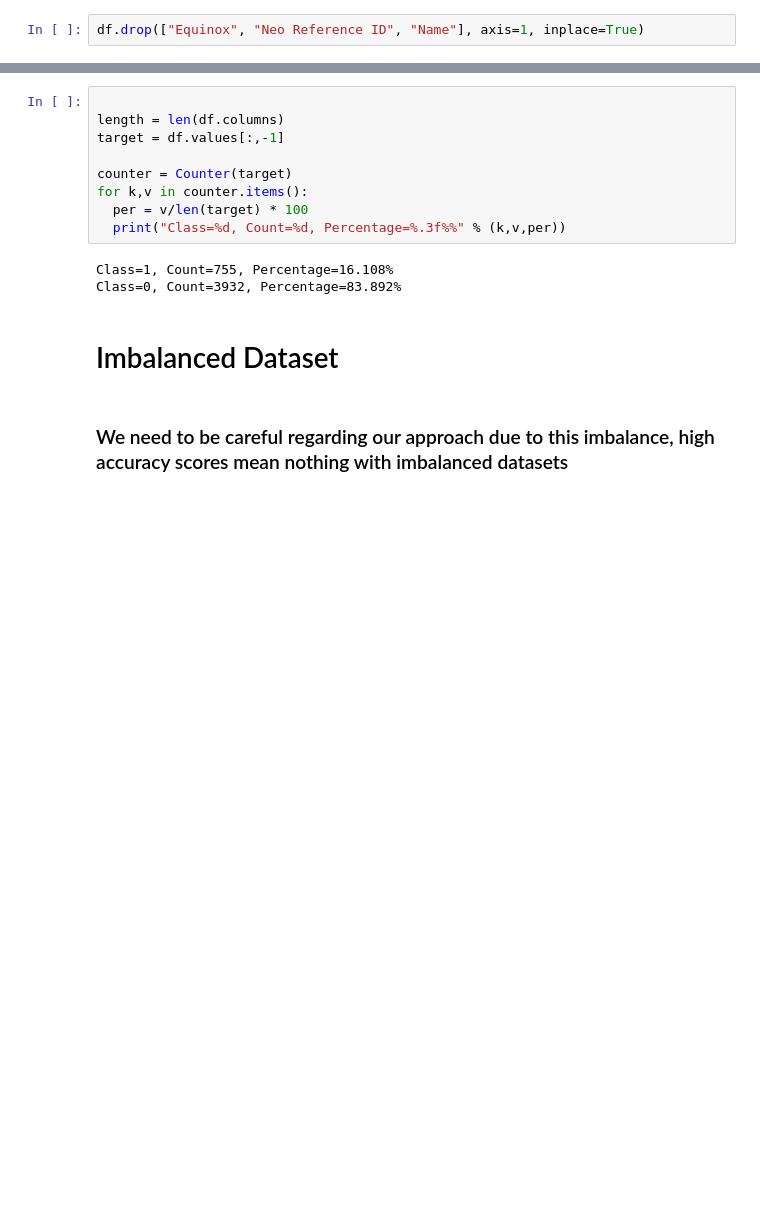
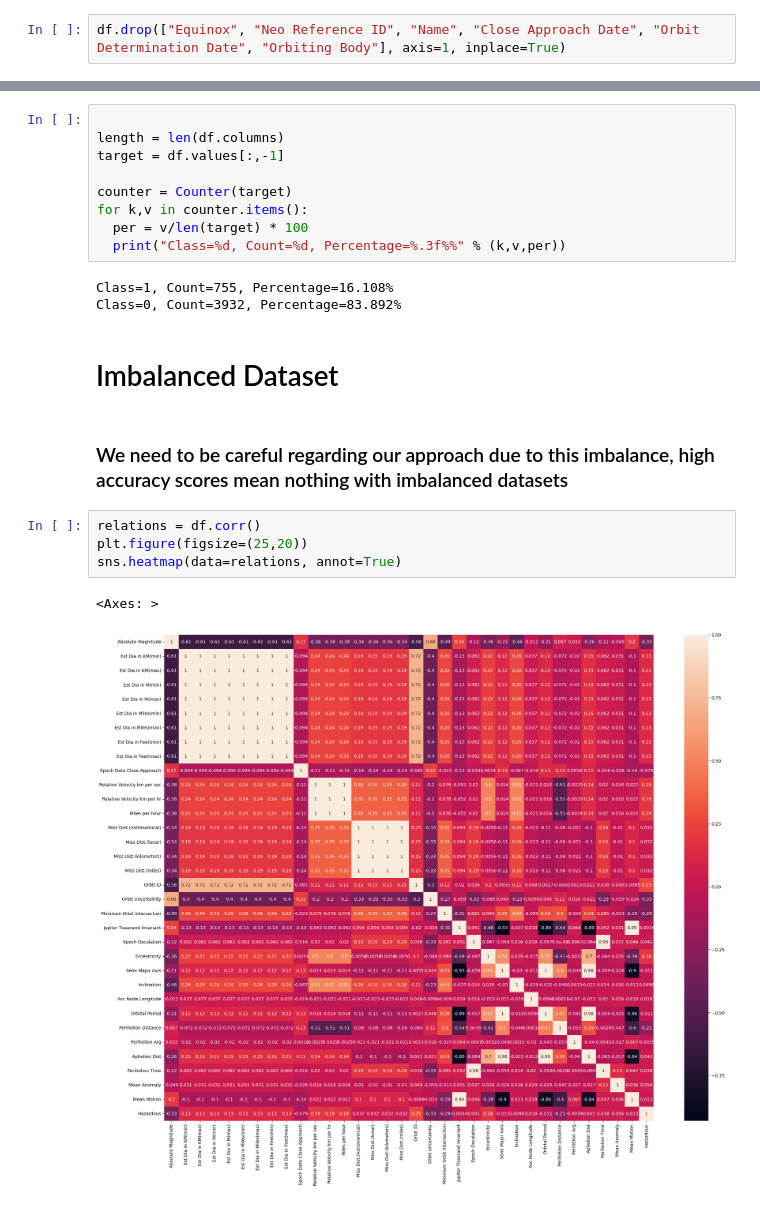
Before and after one commit to MaukanMir/NASA-Asteroid-Classification, a Jupyter notebook: training.ipynb, the cells around one changed output, grey strips where cells are left out. Drawn from its saved outputs; the diff is of its cells as text; blank space fills up the shorter version.

Commit message:
Added visuals

```diff
--- a/training.ipynb
+++ b/training.ipynb
@@ -130,7 +130,7 @@ Equinox
 J2000    4687
 Name: count, dtype: int64
 # %%
-df.drop(["Equinox", "Neo Reference ID", "Name"], axis=1, inplace=True)
+df.drop(["Equinox", "Neo Reference ID", "Name", "Close Approach Date", "Orbit Determination Date", "Orbiting Body"], axis=1, inplace=True)
 # %%
 df.shape
 # %% [output]
@@ -151,3 +151,10 @@ Class=0, Count=3932, Percentage=83.892%
 # Imbalanced Dataset
 # %% [markdown]
 ### We need to be careful regarding our approach due to this imbalance, high accuracy scores mean nothing with imbalanced datasets
+# %%
+relations = df.corr()
+plt.figure(figsize=(25,20))
+sns.heatmap(data=relations, annot=True)
+# %% [output]
+<Axes: >
+[figure, added]
```
Also changed, not shown: parts of 4 cells of this notebook.
